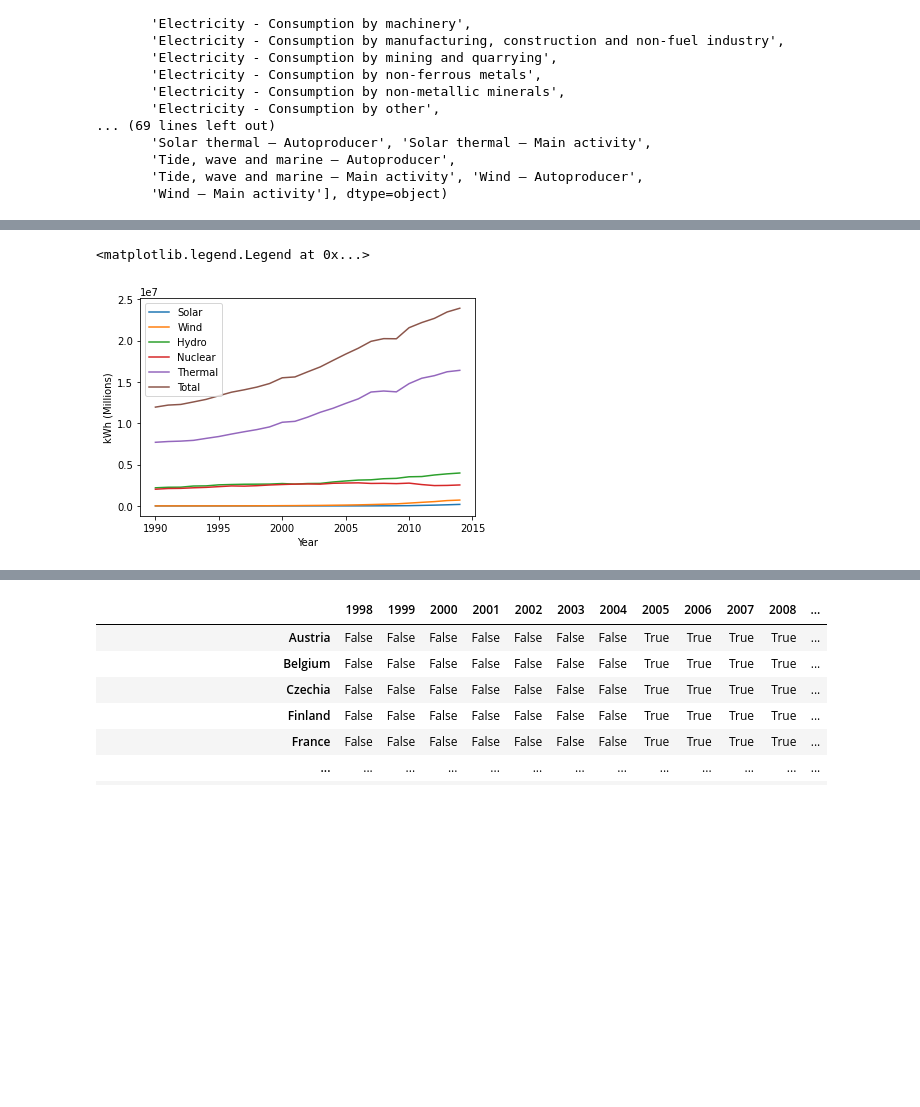
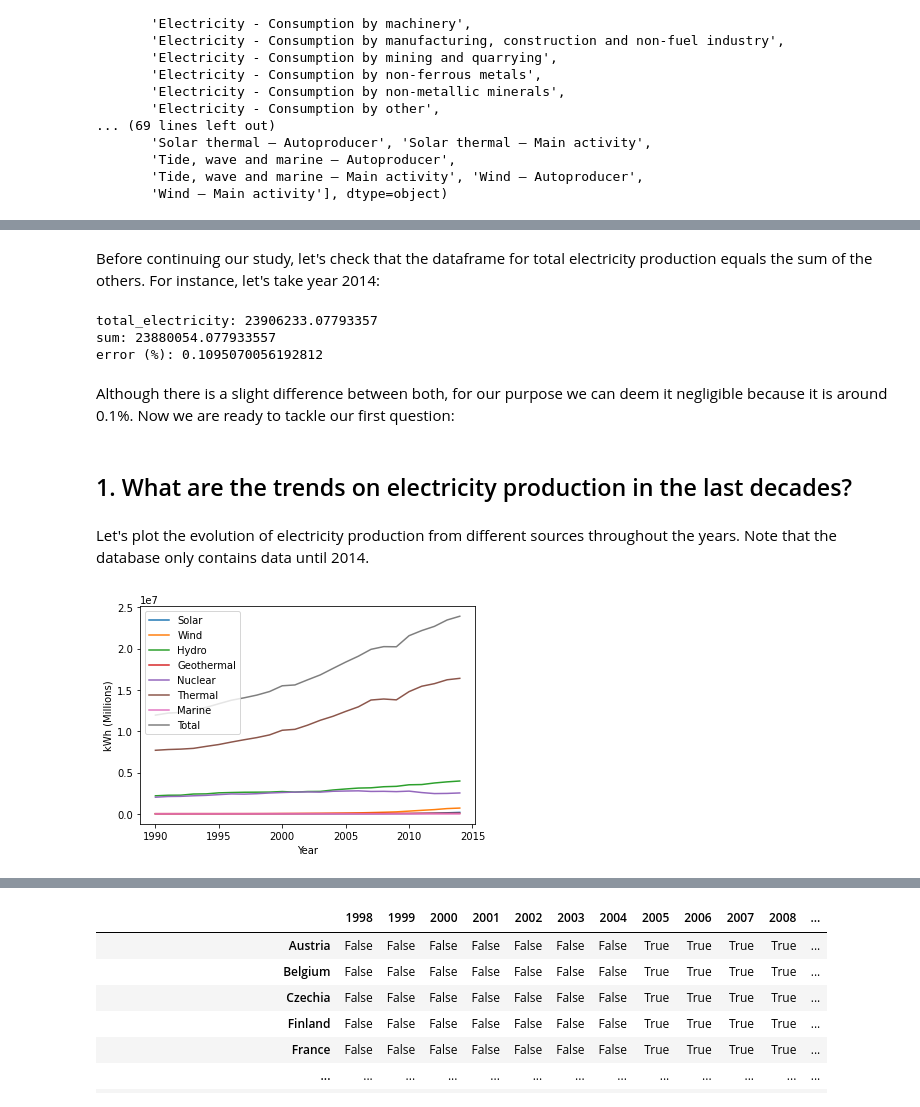
Before and after one commit to dcalvomayo/energytrends, a Jupyter notebook: Energy Trends.ipynb, the cells around one changed output, grey strips where cells are left out. Cells and saved outputs as stored; diff of their text form; code cells hidden in the pictures; blank space fills up the shorter version.

```diff
--- a/Energy Trends.ipynb
+++ b/Energy Trends.ipynb
@@ -127 +144,9 @@ df_thermal_production = df[df['category'] == 'thermal_electricity']
 total_thermal_production = df_thermal_production.groupby('year').sum()['quantity']
+# %%
+# MARINE
+df_marine_production = df[df['category'] == 'tide_wave_and_ocean_electricity']
+total_marine_production = df_marine_production.groupby('year').sum()['quantity']
+# %%
+# GEOTHERMAL
+df_geothermal_production = df[df['category'] == 'geothermal']
+total_geothermal_production = df_geothermal_production.groupby('year').sum()['quantity']
@@ -148,6 +177,4 @@ array(['Electricity - Consumption by chemical and petrochemical',
 # %%
-#df_electricity_production = df[(df['category'] == 'total_electricity') & (df['commodity_transaction'] == 'Electricity - net production')]
-df_electricity_production = df[(df['category'] == 'total_electricity') & (df['commodity_transaction'] == 'Electricity - Gross production')]
+df_electricity_production = df[(df['category'] == 'total_electricity') &
+                               (df['commodity_transaction'] == 'Electricity - Gross production')]
 total_electricity_production = df_electricity_production.groupby('year').sum()['quantity']
-df_electricity_production['commodity_transaction'].unique()
-df_electricity_production[df_electricity_production['country_or_area'] == 'Greenland']
@@ -197,15 +181,40 @@ plt.legend()
+# %% [markdown]
+Before continuing our study, let's check that the dataframe for total electricity production equals the sum of the others. For instance, let's take year 2014:
+# %%
+sum_all = total_solar_production[2014] + \
+          total_wind_production[2014] + \
+          total_hydro_production[2014] + \
+          total_geothermal_production[2014] + \
+          total_nuclear_production[2014] + \
+          total_thermal_production[2014] + \
+          total_marine_production[2014]
+
+print("total_electricity: " + str(total_electricity_production[2014]))
+print("sum: " + str(sum_all))
+print("error (%): " + str((total_electricity_production[2014]-sum_all)/total_electricity_production[2014]*100.))
+# %% [output]
+total_electricity: 23906233.07793357
+sum: 23880054.077933557
+error (%): 0.1095070056192812
+# %% [markdown]
+Although there is a slight difference between both, for our purpose we can deem it negligible because it is around 0.1%. Now we are ready to tackle our first question:
+# %% [markdown]
+## 1. What are the trends on electricity production in the last decades?
+# %% [markdown]
+Let's plot the evolution of electricity production from different sources throughout the years. Note that the database only contains data until 2014.
 # %%
 plt.plot(total_solar_production, label='Solar')
 plt.plot(total_wind_production, label='Wind')
 plt.plot(total_hydro_production, label='Hydro')
+plt.plot(total_geothermal_production, label='Geothermal')
 plt.plot(total_nuclear_production, label='Nuclear')
 plt.plot(total_thermal_production, label='Thermal')
+plt.plot(total_marine_production, label='Marine')
 plt.plot(total_electricity_production, label='Total')
-
 
 plt.xlabel('Year')
 plt.ylabel('kWh (Millions)')
 plt.legend()
+plt.savefig('image1.png')
 # %% [output]
-<matplotlib.legend.Legend at 0x...>
-[figure, old version]
+[figure, new version]
```
Also changed, not shown: parts of 136 cells of this notebook.
